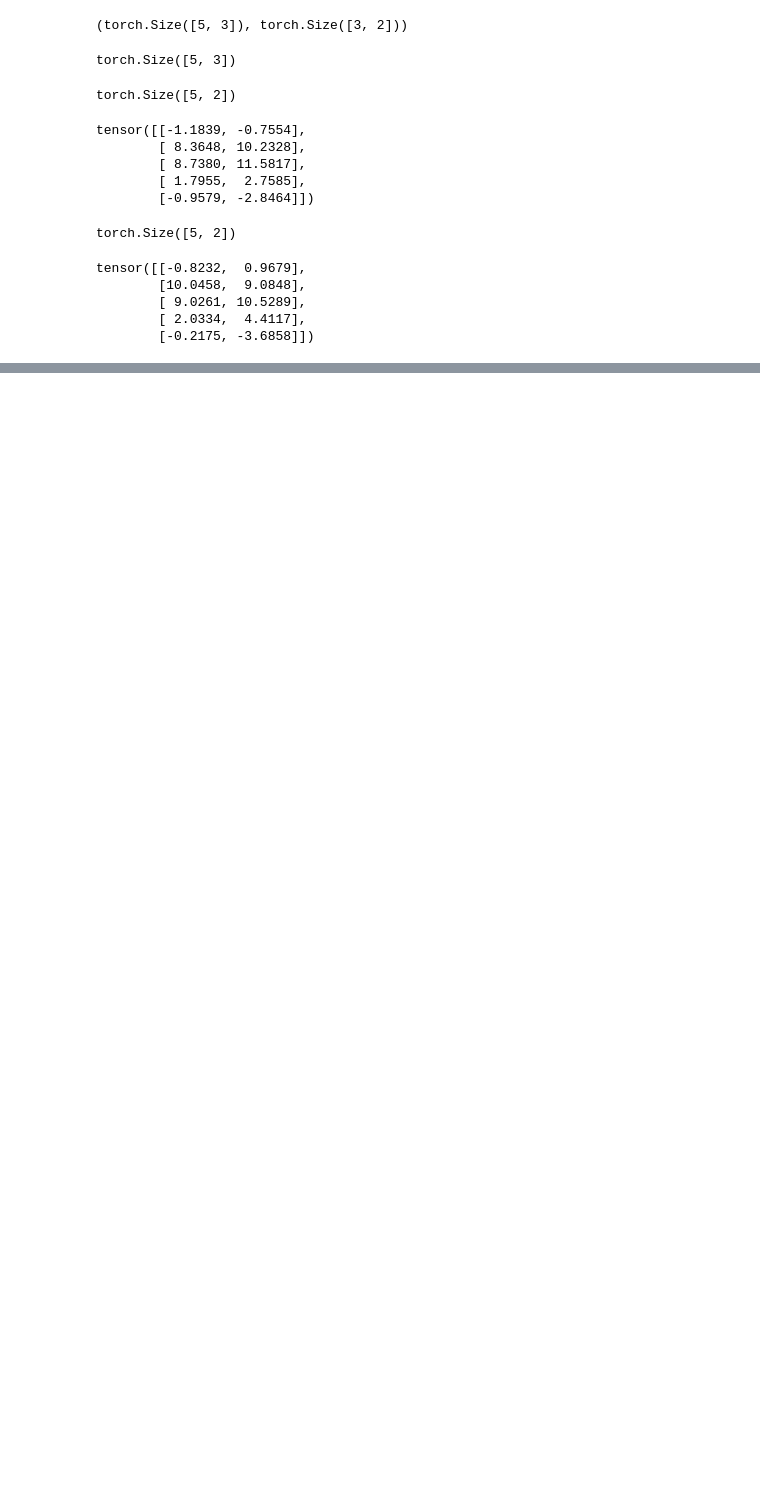
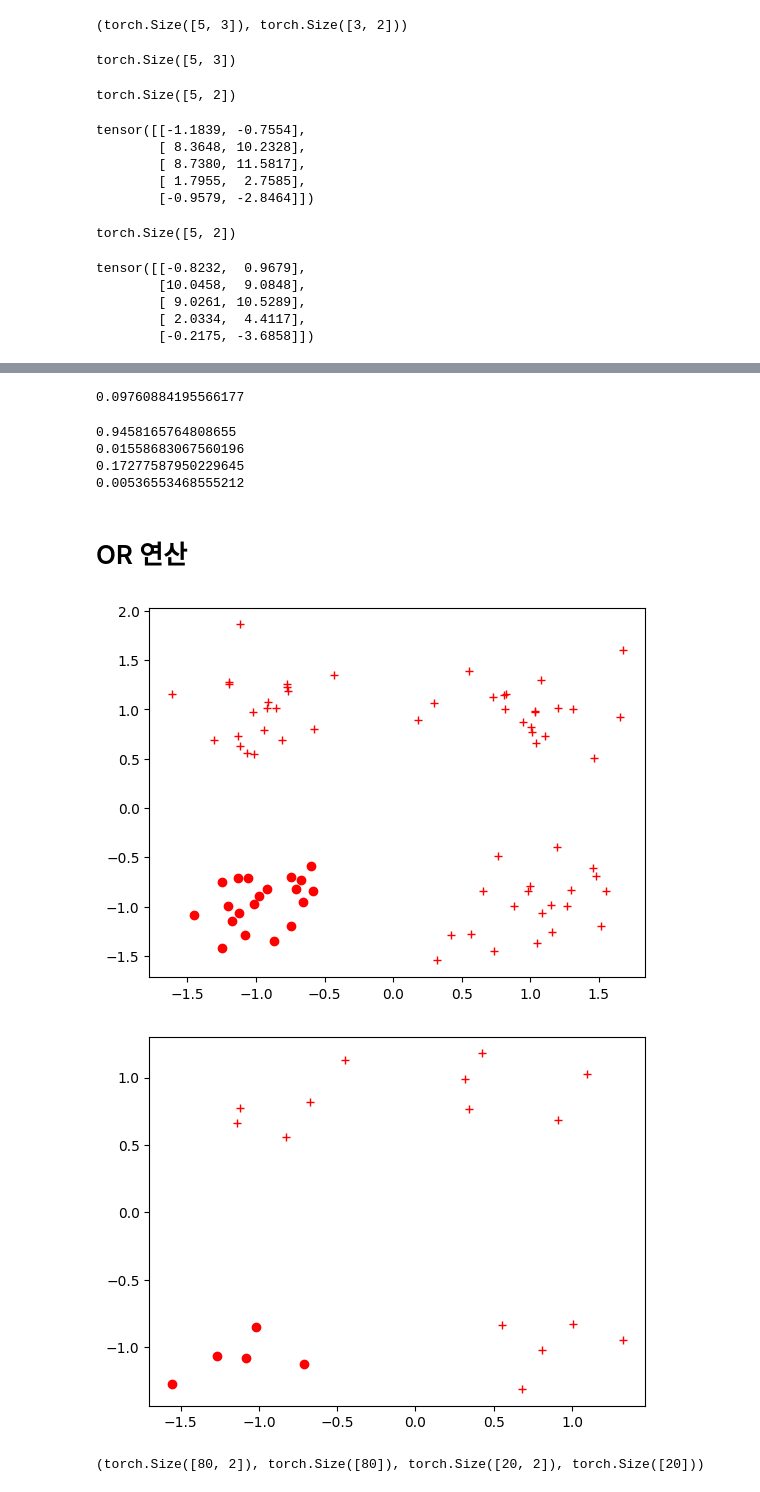
Before and after one commit to cleamm/TIL, a Jupyter notebook: 2025/Python/20250829.ipynb, the cells around one changed output, grey strips where cells are left out. Cells and saved outputs as stored; diff of their text form; code cells hidden in the pictures; blank space fills up the shorter version.

```diff
--- a/2025/Python/20250829.ipynb
+++ b/2025/Python/20250829.ipynb
@@ -197,0 +459,44 @@ array([2, 3, 3, 3, 0, 3, 3, 2, 0, 0, 3, 0, 0, 3, 1, 1, 0, 2, 0, 2, 2, 3,
+# %%
+m.eval()
+py = m(t_tt_x)
+ty = t_tt_y
+criterion(py.squeeze(), ty).item()
+# %% [output]
+0.09760884195566177
+# %%
+print(m(torch.FloatTensor([1,1])).item())
+print(m(torch.FloatTensor([1,-1])).item())
+print(m(torch.FloatTensor([-1,1])).item())
+print(m(torch.FloatTensor([-1,-1])).item())
+# %% [output]
+0.9458165764808655
+0.01558683067560196
+0.17277587950229645
+0.00536553468555212
+# %% [markdown]
+# OR 연산
+# %%
+n_dim=2
+tr_x,tr_y=make_blobs(n_samples=80,n_features=2,centers=[[-1,-1],[1,1],[1,-1],[-1,1]],shuffle=True,cluster_std=0.3)
+tt_x,tt_y=make_blobs(n_samples=20,n_features=2,centers=[[-1,-1],[1,1],[1,-1],[-1,1]],shuffle=True,cluster_std=0.3)
+
+tr_y=label_map(tr_y,[1,2,3],1)
+#tr_y=label_map(tr_y,[0,2,3],1)
+tt_y=label_map(tt_y,[1,2,3],1)
+#tt_y=label_map(tt_y,[0,2,3],1)
+
+# OR
+v_data(tr_x, tr_y)
+v_data(tt_x, tt_y)
+# %% [output]
+[figure, added]
+[figure, added]
+# %%
+t_tr_x = torch.FloatTensor(tr_x)
+t_tr_y = torch.FloatTensor(tr_y)
+t_tt_x = torch.FloatTensor(tt_x)
+t_tt_y = torch.FloatTensor(tt_y)
+
+t_tr_x.shape, t_tr_y.shape, t_tt_x.shape, t_tt_y.shape
+# %% [output]
+(torch.Size([80, 2]), torch.Size([80]), torch.Size([20, 2]), torch.Size([20]))
```
Also changed, not shown: parts of 36 cells of this notebook.
